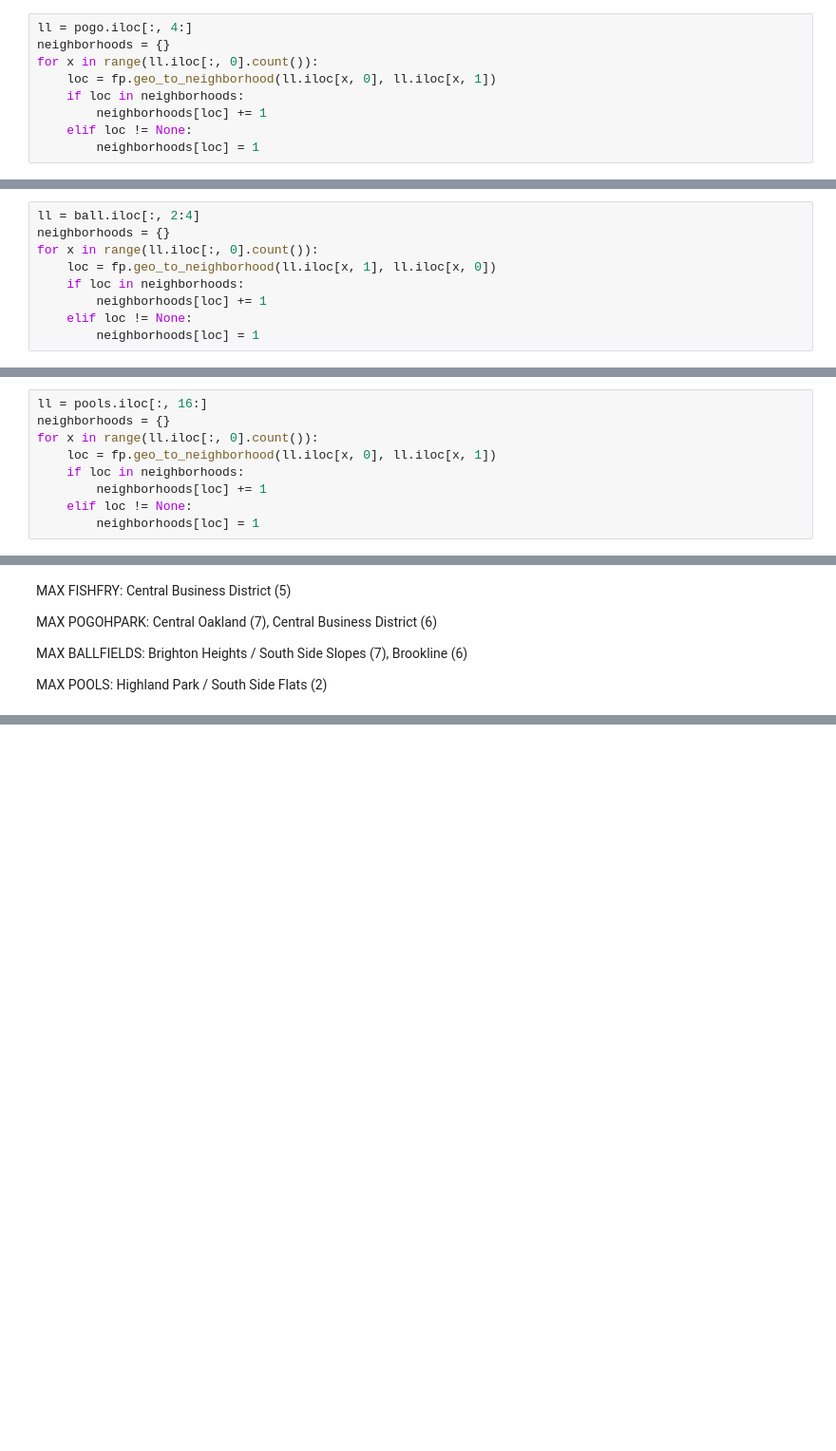
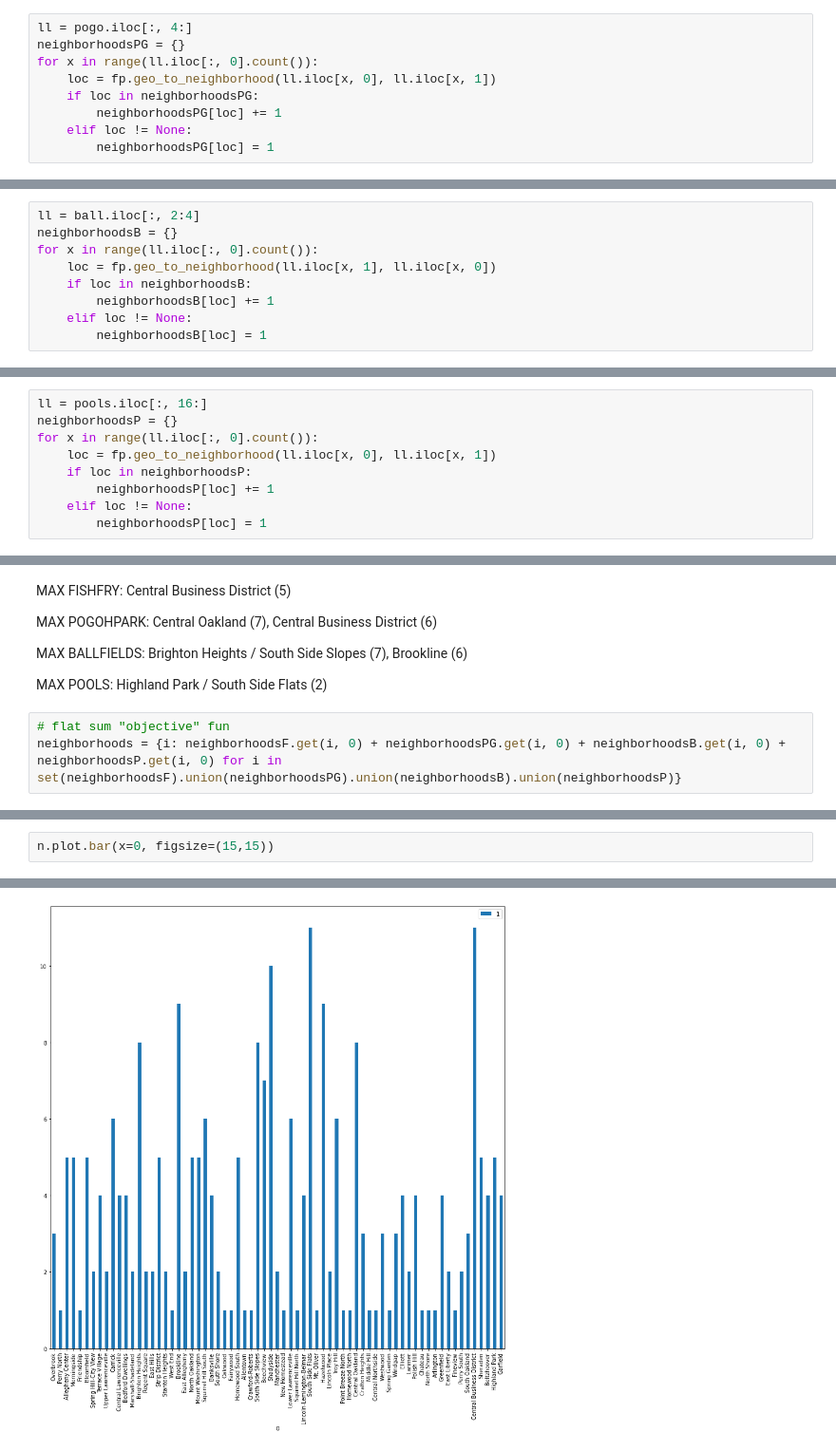
Before and after one commit to SparkWorks13/latFinalProject, a Jupyter notebook: Notebook-TRS179.ipynb, the cells around one changed output, grey strips where cells are left out. Shown: that part at 95% size. Saved outputs shown, nothing was run; the diff lists cells and outputs as text; blank space fills up the shorter version.

Commit message:
summed neighborhoods for flat 'best'

```diff
--- a/Notebook-TRS179.ipynb
+++ b/Notebook-TRS179.ipynb
@@ -59,11 +59,11 @@ pogo.head(10)
 | 9 | 10 | 10 | Zulema St & Coltart Ave | 19 | 40.436055 | -79.956827 |
 # %%
 ll = pogo.iloc[:, 4:]
-neighborhoods = {}
+neighborhoodsPG = {}
 for x in range(ll.iloc[:, 0].count()):
     loc = fp.geo_to_neighborhood(ll.iloc[x, 0], ll.iloc[x, 1])
-    if loc in neighborhoods:
-        neighborhoods[loc] += 1
+    if loc in neighborhoodsPG:
+        neighborhoodsPG[loc] += 1
     elif loc != None:
-        neighborhoods[loc] = 1
+        neighborhoodsPG[loc] = 1
 # %%
@@ -93,11 +93,11 @@ ball.head(10)
 | 9 | 2782 | Phillips Park | -79.991223 | 40.392790 | 10 | 0.0 | 0.0 | 10.0 | 10.0 | 93 | ... |
 # %%
 ll = ball.iloc[:, 2:4]
-neighborhoods = {}
+neighborhoodsB = {}
 for x in range(ll.iloc[:, 0].count()):
     loc = fp.geo_to_neighborhood(ll.iloc[x, 1], ll.iloc[x, 0])
-    if loc in neighborhoods:
-        neighborhoods[loc] += 1
+    if loc in neighborhoodsB:
+        neighborhoodsB[loc] += 1
     elif loc != None:
-        neighborhoods[loc] = 1
+        neighborhoodsB[loc] = 1
 # %%
@@ -127,11 +127,11 @@ pools.head(10)
 | 9 | 10 | 878134116 | Homewood | Pool | NaN | Pittsburgh Water and Sewer Authority | 171075.0 | https://tools.wprdc.org/images/pi... | Homewood South | ... |
 # %%
 ll = pools.iloc[:, 16:]
-neighborhoods = {}
+neighborhoodsP = {}
 for x in range(ll.iloc[:, 0].count()):
     loc = fp.geo_to_neighborhood(ll.iloc[x, 0], ll.iloc[x, 1])
-    if loc in neighborhoods:
-        neighborhoods[loc] += 1
+    if loc in neighborhoodsP:
+        neighborhoodsP[loc] += 1
     elif loc != None:
-        neighborhoods[loc] = 1
+        neighborhoodsP[loc] = 1
 # %%
@@ -149,3 +149,6 @@ MAX POGOHPARK: Central Oakland (7), Central Business District (6)
 MAX BALLFIELDS: Brighton Heights / South Side Slopes (7), Brookline (6)
 
 MAX POOLS: Highland Park / South Side Flats (2)
+# %%
+# flat sum "objective" fun
+neighborhoods = {i: neighborhoodsF.get(i, 0) + neighborhoodsPG.get(i, 0) + neighborhoodsB.get(i, 0) + neighborhoodsP.get(i, 0) for i in set(neighborhoodsF).union(neighborhoodsPG).union(neighborhoodsB).union(neighborhoodsP)}
@@ -151,0 +161,3 @@ MAX POOLS: Highland Park / South Side Flats (2)
+# %%
+n.plot.bar(x=0, figsize=(15,15))
+# %% [output]
@@ -151,0 +165 @@ MAX POOLS: Highland Park / South Side Flats (2)
+[figure, added]
```
Also changed, not shown: parts of 10 cells of this notebook.
